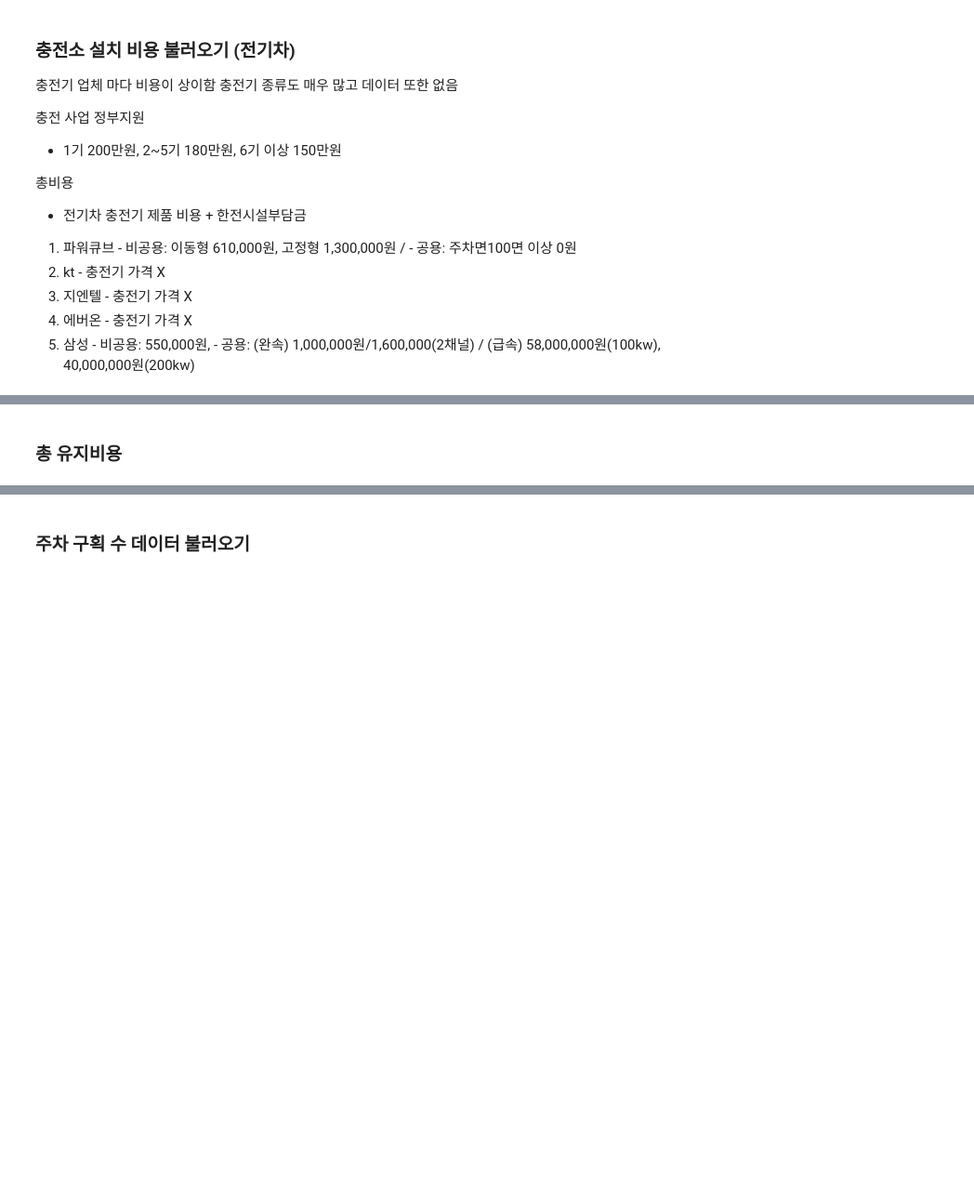
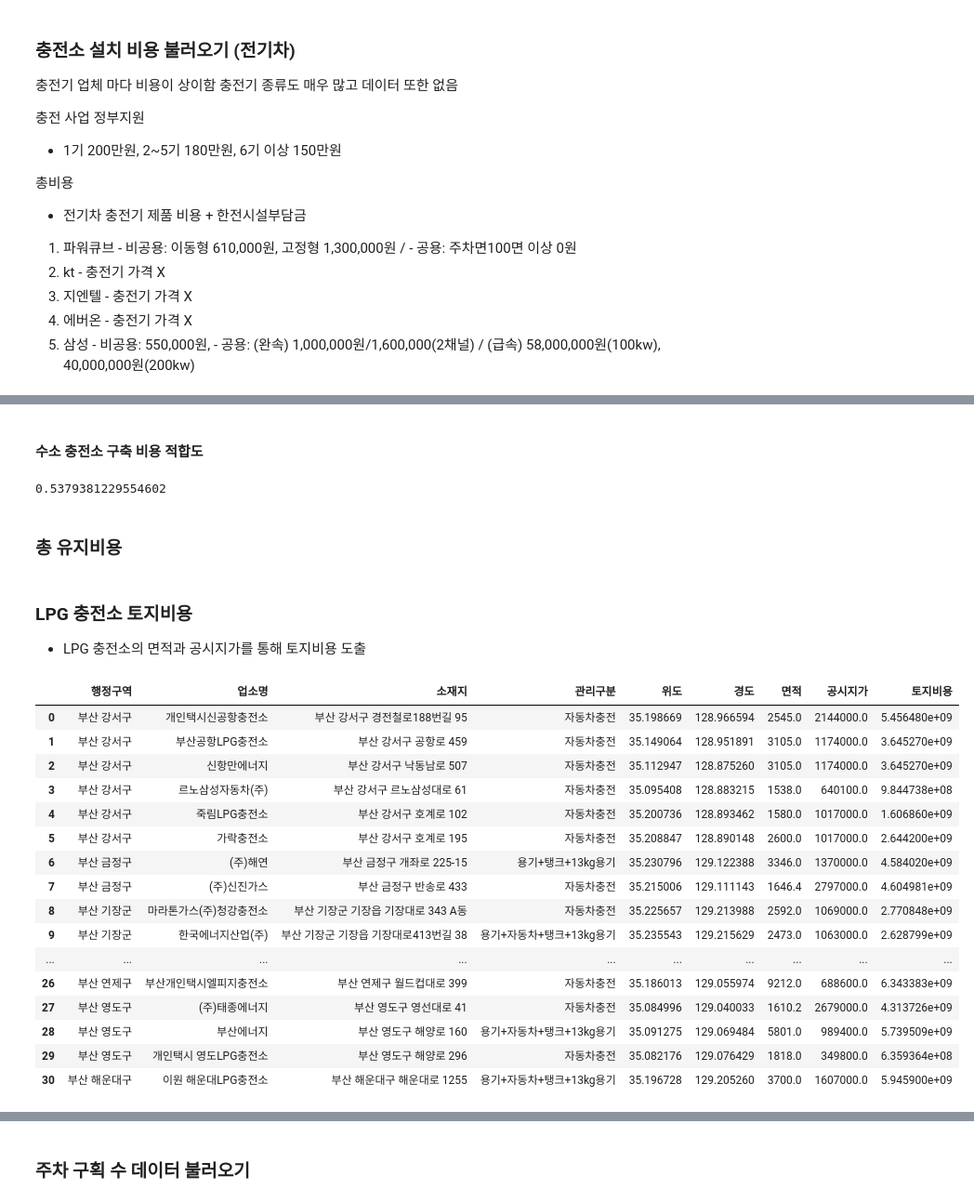
Before and after one commit to jhparkland/Green-Car-Charging-Station-Site-Selection, a Jupyter notebook: Notebook/GVCS/GVCS.ipynb, the cells around one changed output, grey strips where cells are left out. Shown at 93% size. Cells and saved outputs as stored; diff of their text form; code cells hidden in the pictures; blank space fills up the shorter version.

```diff
--- a/Notebook/GVCS/GVCS.ipynb
+++ b/Notebook/GVCS/GVCS.ipynb
@@ -1012,2 +742,40 @@ HVCS_pro = cal_norm(df_HVCS_group['충전소'].mean(),df_HVCS_group['충전소']
+# %% [markdown]
+#### 수소 충전소 구축 비용 적합도
+# %%
+HVCS_construction_cost_pro,HVCS_construction_cost_pro_negative  = cal_norm(df_HVCS_construction_cost['구축 비용'].mean(),df_HVCS_construction_cost['구축 비용'].std(),
+df_HVCS_construction_cost['구축 비용'].min(),df_HVCS_construction_cost['구축 비용'].max(),HVCS_construction_cost_standard,True)
+HVCS_construction_cost_pro
+# %% [output]
+0.5379381229554602
 # %% [markdown]
 ### 총 유지비용
+# %% [markdown]
+### LPG 충전소 토지비용
+- LPG 충전소의 면적과 공시지가를 통해 토지비용 도출
+# %%
+cost = []
+for i in range(df_LPG.shape[0]):
+    area = df_LPG.iloc[i]['면적']
+    price = df_LPG.iloc[i]['공시지가']
+    cost.append(area * price)
+
+df_LPG.insert(8,'토지비용',cost)
+df_LPG
+# %% [output]
+|  | 행정구역 | 업소명 | 소재지 | 관리구분 | 위도 | 경도 | 면적 | 공시지가 | 토지비용 |
+| 0 | 부산 강서구 | 개인택시신공항충전소 | 부산 강서구 경전철로188번길 95 | 자동차충전 | 35.198669 | 128.966594 | 2545.0 | 2144000.0 | 5.456480e+09 |
+| 1 | 부산 강서구 | 부산공항LPG충전소 | 부산 강서구 공항로 459 | 자동차충전 | 35.149064 | 128.951891 | 3105.0 | 1174000.0 | 3.645270e+09 |
+| 2 | 부산 강서구 | 신항만에너지 | 부산 강서구 낙동남로 507 | 자동차충전 | 35.112947 | 128.875260 | 3105.0 | 1174000.0 | 3.645270e+09 |
+| 3 | 부산 강서구 | 르노삼성자동차(주) | 부산 강서구 르노삼성대로 61 | 자동차충전 | 35.095408 | 128.883215 | 1538.0 | 640100.0 | 9.844738e+08 |
+| 4 | 부산 강서구 | 죽림LPG충전소 | 부산 강서구 호계로 102 | 자동차충전 | 35.200736 | 128.893462 | 1580.0 | 1017000.0 | 1.606860e+09 |
+| 5 | 부산 강서구 | 가락충전소 | 부산 강서구 호계로 195 | 자동차충전 | 35.208847 | 128.890148 | 2600.0 | 1017000.0 | 2.644200e+09 |
+| 6 | 부산 금정구 | (주)해연 | 부산 금정구 개좌로 225-15 | 용기+탱크+13kg용기 | 35.230796 | 129.122388 | 3346.0 | 1370000.0 | 4.584020e+09 |
+| 7 | 부산 금정구 | (주)신진가스 | 부산 금정구 반송로 433 | 자동차충전 | 35.215006 | 129.111143 | 1646.4 | 2797000.0 | 4.604981e+09 |
+| 8 | 부산 기장군 | 마라톤가스(주)청강충전소 | 부산 기장군 기장읍 기장대로 343 A동 | 자동차충전 | 35.225657 | 129.213988 | 2592.0 | 1069000.0 | 2.770848e+09 |
+| 9 | 부산 기장군 | 한국에너지산업(주) | 부산 기장군 기장읍 기장대로413번길 38 | 용기+자동차+탱크+13kg용기 | 35.235543 | 129.215629 | 2473.0 | 1063000.0 | 2.628799e+09 |
+| ... | ... | ... | ... | ... | ... | ... | ... | ... | ... |
+| 26 | 부산 연제구 | 부산개인택시엘피지충전소 | 부산 연제구 월드컵대로 399 | 자동차충전 | 35.186013 | 129.055974 | 9212.0 | 688600.0 | 6.343383e+09 |
+| 27 | 부산 영도구 | (주)태종에너지 | 부산 영도구 영선대로 41 | 자동차충전 | 35.084996 | 129.040033 | 1610.2 | 2679000.0 | 4.313726e+09 |
+| 28 | 부산 영도구 | 부산에너지 | 부산 영도구 해양로 160 | 용기+자동차+탱크+13kg용기 | 35.091275 | 129.069484 | 5801.0 | 989400.0 | 5.739509e+09 |
+| 29 | 부산 영도구 | 개인택시 영도LPG충전소 | 부산 영도구 해양로 296 | 자동차충전 | 35.082176 | 129.076429 | 1818.0 | 349800.0 | 6.359364e+08 |
+| 30 | 부산 해운대구 | 이원 해운대LPG충전소 | 부산 해운대구 해운대로 1255 | 용기+자동차+탱크+13kg용기 | 35.196728 | 129.205260 | 3700.0 | 1607000.0 | 5.945900e+09 |
```
Also changed, not shown: parts of 129 cells of this notebook, 39 other files.
